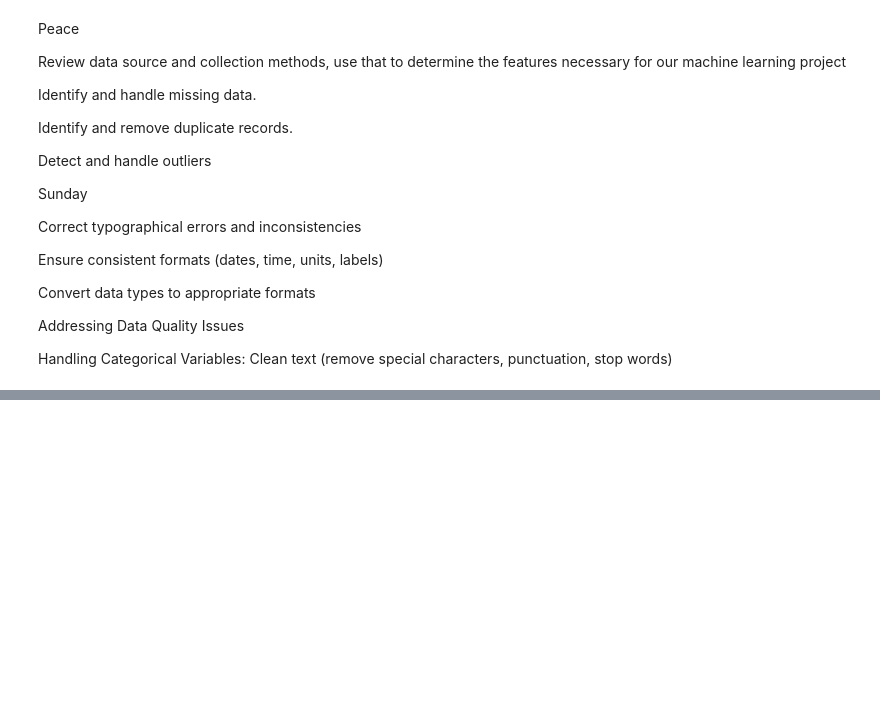
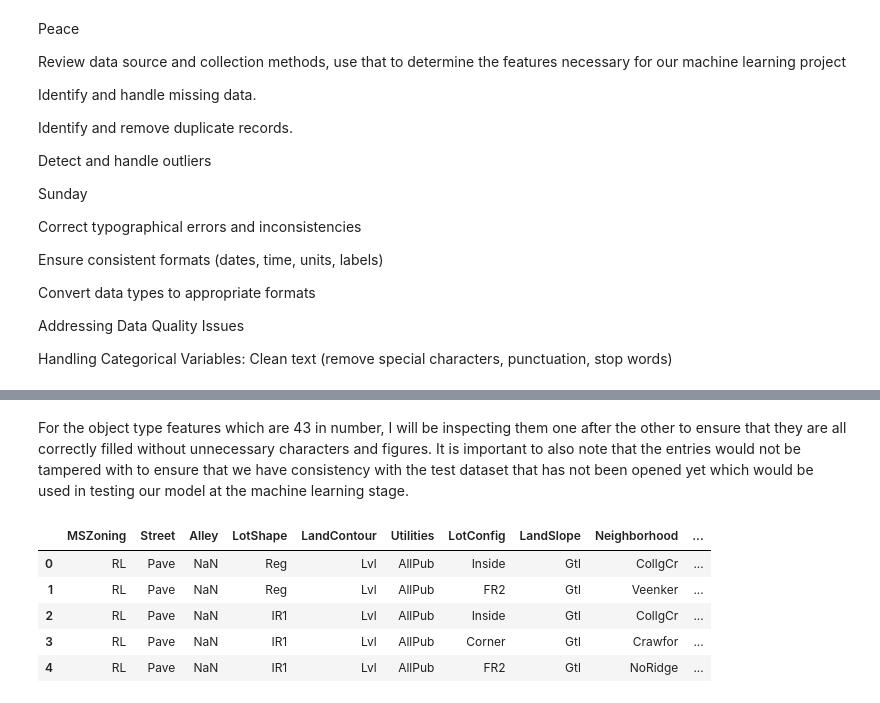
Before and after one commit to Sunday-Oladokun/House-Prices-Prediction--Altschool-Third-Semester-Project, a Jupyter notebook: House Prices Prediction.ipynb, the cells around one changed output, grey strips where cells are left out. Drawn from its saved outputs; the diff is of its cells as text; code cells hidden in the pictures; blank space fills up the shorter version.

```diff
--- a/House Prices Prediction.ipynb
+++ b/House Prices Prediction.ipynb
@@ -363,0 +376,37 @@ Handling Categorical Variables: Clean text (remove special characters, punctuati
+# %%
+# Let us create a list of all object (categorical) data types
+object_features = [
+    "MSZoning", "Street", "Alley", "LotShape", "LandContour", "Utilities",
+    "LotConfig", "LandSlope", "Neighborhood", "Condition1", "Condition2",
+    "BldgType", "HouseStyle", "RoofStyle", "RoofMatl", "Exterior1st",
+    "Exterior2nd", "MasVnrType", "ExterQual", "ExterCond", "Foundation",
+    "BsmtQual", "BsmtCond", "BsmtExposure", "BsmtFinType1", "BsmtFinType2",
+    "Heating", "HeatingQC", "CentralAir", "Electrical", "KitchenQual",
+    "Functional", "FireplaceQu", "GarageType", "GarageFinish", "GarageQual",
+    "GarageCond", "PavedDrive", "PoolQC", "Fence", "MiscFeature",
+    "SaleType", "SaleCondition"
+]
+
+# Let us create a list of all integer features
+integer_features = [
+    "Id", "MSSubClass", "LotArea", "OverallQual", "OverallCond",
+    "YearBuilt", "YearRemodAdd", "BsmtFinSF1", "BsmtFinSF2", "BsmtUnfSF",
+    "TotalBsmtSF", "1stFlrSF", "2ndFlrSF", "LowQualFinSF", "GrLivArea",
+    "BsmtFullBath", "BsmtHalfBath", "FullBath", "HalfBath", "BedroomAbvGr",
+    "KitchenAbvGr", "TotRmsAbvGrd", "Fireplaces", "GarageCars", "GarageArea",
+    "WoodDeckSF", "OpenPorchSF", "EnclosedPorch", "3SsnPorch", "ScreenPorch",
+    "PoolArea", "MiscVal", "MoSold", "YrSold", "SalePrice"
+]
+# %% [markdown]
+For the object type features which are 43 in number, I will be inspecting them one after the other to ensure that they are all correctly filled without unnecessary characters and figures. It is important to also note that the entries would not be tampered with to ensure that we have consistency with the test dataset that has not been opened yet which would be used in testing our model at the machine learning stage.
+# %%
+# Subset the object type features for inspection
+object_data_df = train_df[object_features]
+object_data_df.head()
+# %% [output]
+|  | MSZoning | Street | Alley | LotShape | LandContour | Utilities | LotConfig | LandSlope | Neighborhood | ... |
+| 0 | RL | Pave | NaN | Reg | Lvl | AllPub | Inside | Gtl | CollgCr | ... |
+| 1 | RL | Pave | NaN | Reg | Lvl | AllPub | FR2 | Gtl | Veenker | ... |
+| 2 | RL | Pave | NaN | IR1 | Lvl | AllPub | Inside | Gtl | CollgCr | ... |
+| 3 | RL | Pave | NaN | IR1 | Lvl | AllPub | Corner | Gtl | Crawfor | ... |
+| 4 | RL | Pave | NaN | IR1 | Lvl | AllPub | FR2 | Gtl | NoRidge | ... |
```
Also changed, not shown: parts of 12 cells of this notebook.
